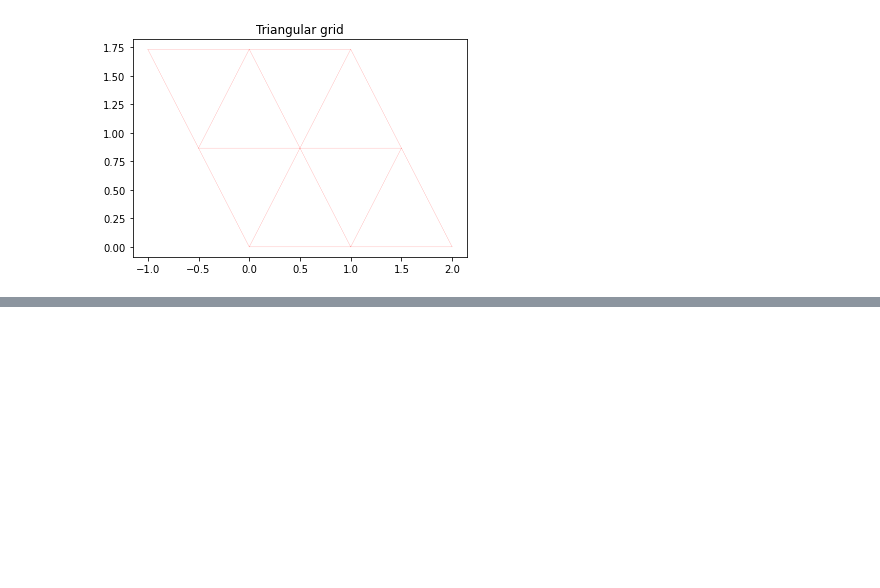
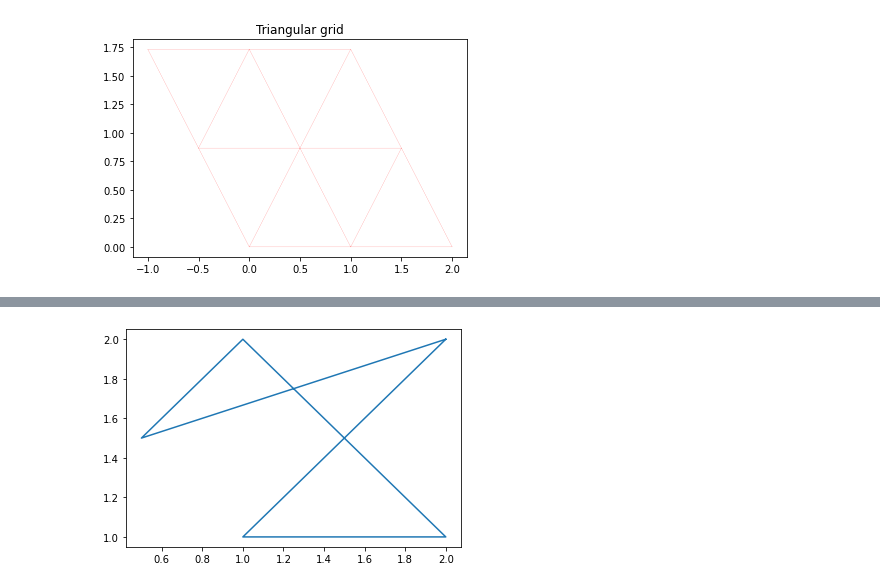
Before and after one commit to larstors/BA, a Jupyter notebook: testing.ipynb, the cells around one changed output, grey strips where cells are left out. Drawn from its saved outputs; the diff is of its cells as text; code cells hidden in the pictures; blank space fills up the shorter version.

```diff
--- a/testing.ipynb
+++ b/testing.ipynb
@@ -269,0 +281,13 @@ plt.show()
+# %%
+import matplotlib.pyplot as plt
+
+coord = [[2,2], [1,1], [2,1],  [1,2], [0.5,1.5]]
+coord.append(coord[0]) #repeat the first point to create a 'closed loop'
+
+xs, ys = zip(*coord) #create lists of x and y values
+
+plt.figure()
+plt.plot(xs,ys)
+plt.show() # if you need...
+# %% [output]
+[figure, added]
```
Also changed, not shown: parts of 6 cells of this notebook.
